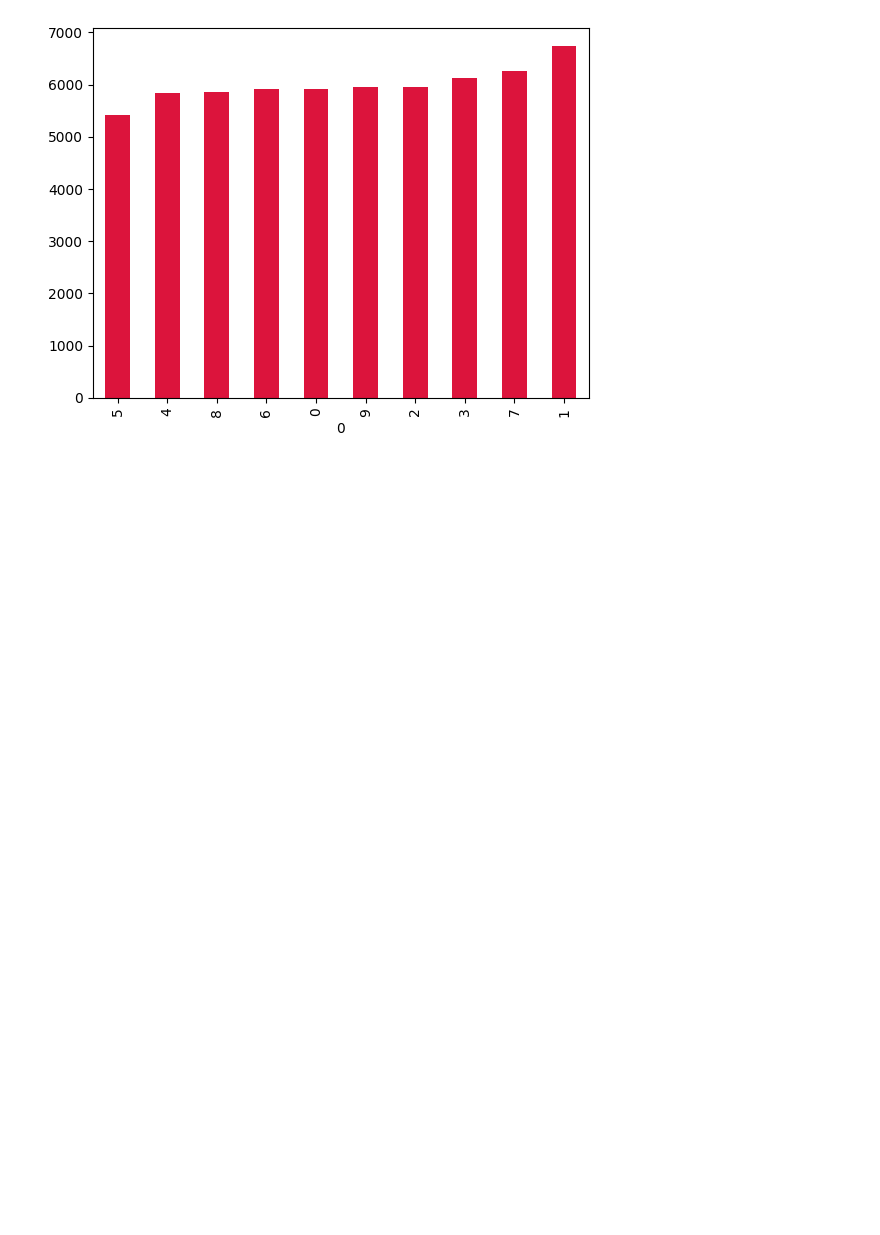
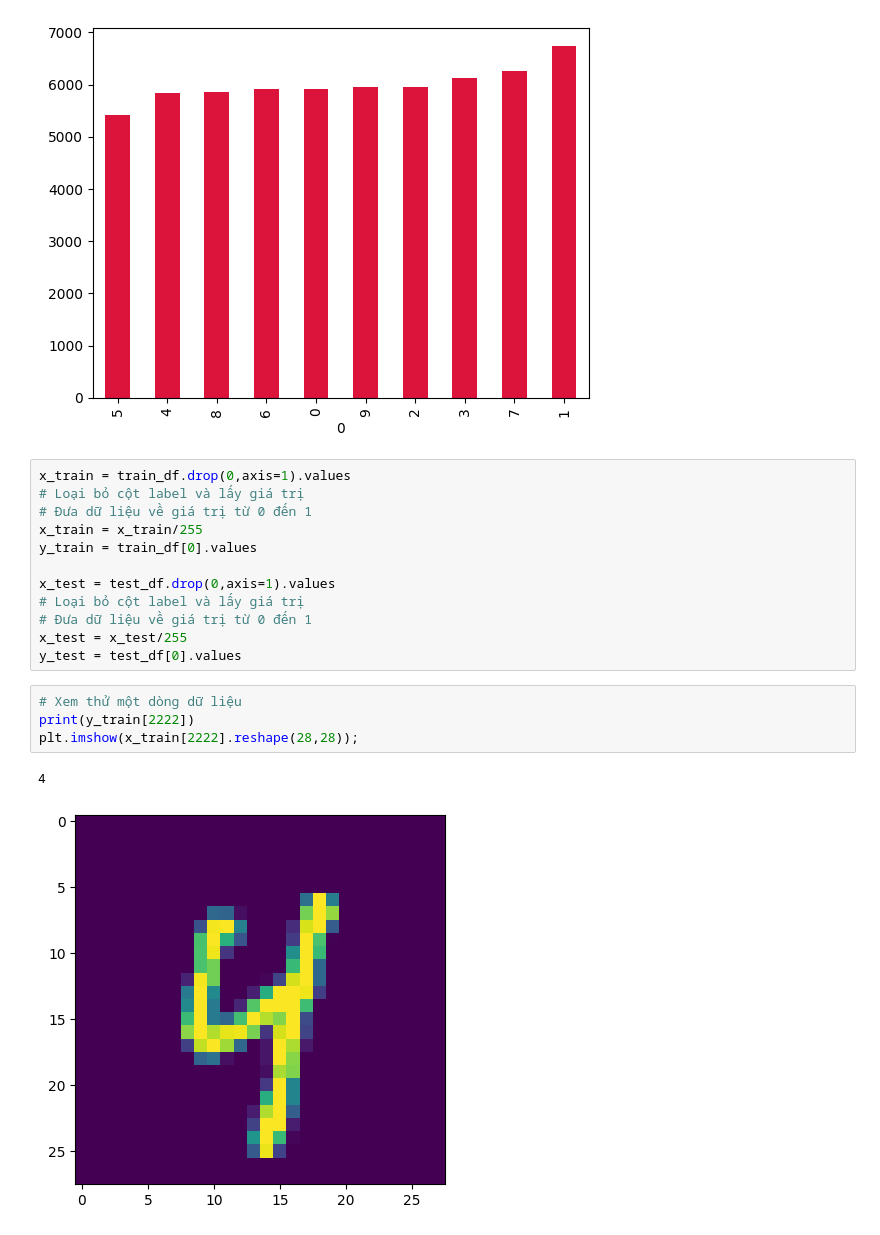
Before and after one commit to thatlq1812/MAI391_Project_Main, a Jupyter notebook: main.ipynb, the cells around one changed output. Cells and saved outputs as stored; diff of their text form; blank space fills up the shorter version.

```diff
--- a/main.ipynb
+++ b/main.ipynb
@@ -69,3 +69,22 @@ print(x.sum())
 train_df[0].value_counts(ascending=True).plot.bar(color='crimson');
 # %% [output]
 [figure]
+# %%
+x_train = train_df.drop(0,axis=1).values
+# Loại bỏ cột label và lấy giá trị
+# Đưa dữ liệu về giá trị từ 0 đến 1
+x_train = x_train/255
+y_train = train_df[0].values
+
+x_test = test_df.drop(0,axis=1).values
+# Loại bỏ cột label và lấy giá trị
+# Đưa dữ liệu về giá trị từ 0 đến 1
+x_test = x_test/255
+y_test = test_df[0].values
+# %%
+# Xem thử một dòng dữ liệu
+print(y_train[2222])
+plt.imshow(x_train[2222].reshape(28,28));
+# %% [output]
+4
+[figure, added]
```
Also changed, not shown: parts of 9 cells of this notebook.
